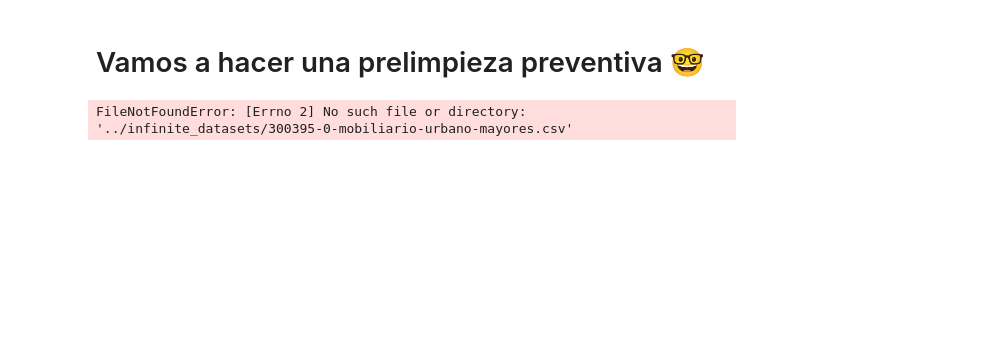
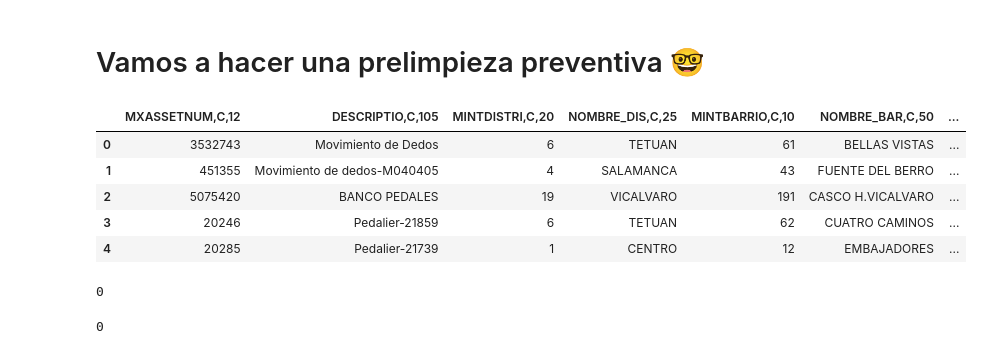
Before and after one commit to luciaahab/Biblio_reference, a Jupyter notebook: own_code.ipynb, the cells around one changed output. Saved outputs shown, nothing was run; the diff lists cells and outputs as text; code cells hidden in the pictures; blank space fills up the shorter version.

```diff
--- a/own_code.ipynb
+++ b/own_code.ipynb
@@ -191,18 +191,47 @@ mapa
 [interactive output not drawn]
 # %% [markdown]
 # Vamos a hacer una prelimpieza preventiva 🤓
+# %%
+mayores = pd.read_csv('../book_lovers/infinite_datasets/300395-0-mobiliario-urbano-mayores.csv', sep= ";", encoding='latin1')
+
+mayores.head()
+# %% [output]
+|  | MXASSETNUM,C,12 | DESCRIPTIO,C,105 | MINTDISTRI,C,20 | NOMBRE_DIS,C,25 | MINTBARRIO,C,10 | NOMBRE_BAR,C,50 | ... |
+| 0 | 3532743 | Movimiento de Dedos | 6 | TETUAN | 61 | BELLAS VISTAS | ... |
+| 1 | 451355 | Movimiento de dedos-M040405 | 4 | SALAMANCA | 43 | FUENTE DEL BERRO | ... |
+| 2 | 5075420 | BANCO PEDALES | 19 | VICALVARO | 191 | CASCO H.VICALVARO | ... |
+| 3 | 20246 | Pedalier-21859 | 6 | TETUAN | 62 | CUATRO CAMINOS | ... |
+| 4 | 20285 | Pedalier-21739 | 1 | CENTRO | 12 | EMBAJADORES | ... |
 # %%
-#mupis_informativos = pd.read_csv('../infinite_datasets/300395-0-mobiliario-urbano-mayores.csv', sep=';', encoding='UTF8')
-juegos_mayores = pd.read_csv('../infinite_datasets/300395-0-mobiliario-urbano-mayores.csv', sep=';', encoding='latin-1')
-bancos = pd.read_csv('300095-5-mobiliario-bancos.csv', sep=';', encoding='latin-1')
-mupis_pilas = pd.read_csv('300384-1-mupi-pilas.csv', sep=';', encoding='UTF8')
-aseos = pd.read_csv('300103-2-Aseos-Publicos-Operativos.csv', sep=';', encoding='UTF8')
-juegos_infantiles = pd.read_csv('300131-2-mobiliario-juegos-infantiles.csv', sep=';', encoding='latin-1')
-mesas = pd.read_csv('300217-3-mobiliario-mesas.csv', sep=';', encoding='latin-1')
-papeleras_perros = pd.read_csv('300081-2-papeleras-bolsas-excrementos.csv', sep=';', encoding='latin-1')
-aparca_bicis = pd.read_csv('205099-5-aparca-bicis.csv', sep=';', encoding='latin-1')
-papeleras = pd.read_csv('300096-6-mobiliario-papeleras.csv', sep=';', encoding='latin-1')
-juegos_deportivos = pd.read_csv('300396-0-mobiliario-urbano-deportivos', sep=';', encoding='latin-1')
-contenedores_vidrio = pd.read_csv('300232-1-contenedores-vidrio-publicidad.csv', sep=';', encoding='UTF8')
+#VAMOS CON TODO!!!
+
+bancos = pd.read_csv('../book_lovers/infinite_datasets/300095-5-mobiliario-bancos.csv', sep=';', encoding='latin-1')
+pilas = pd.read_csv('../book_lovers/infinite_datasets/300384-1-mupi-pilas.csv', sep=';', encoding='UTF8')
+aseos = pd.read_csv('../book_lovers/infinite_datasets/300103-2-Aseos-Publicos-Operativos.csv', sep=';', encoding='UTF8')
+juegos_infantiles = pd.read_csv('../book_lovers/infinite_datasets/300131-2-mobiliario-juegos-infantiles.csv', sep=';', encoding='latin-1')
+mesas = pd.read_csv('../book_lovers/infinite_datasets/300217-3-mobiliario-mesas.csv', sep=';', encoding='latin-1')
+papeleras_perros = pd.read_csv('../book_lovers/infinite_datasets/300081-2-papeleras-bolsas-excrementos.csv', sep=';', encoding='latin-1')
+aparca_bicis = pd.read_csv('../book_lovers/infinite_datasets/205099-5-aparca-bicis.csv', sep=';', encoding='latin-1')
+papeleras = pd.read_csv('../book_lovers/infinite_datasets/300096-6-mobiliario-papeleras.csv', sep=';', encoding='latin-1')
+juegos_deportivos = pd.read_csv('../book_lovers/infinite_datasets/300396-0-mobiliario-urbano-deportivos.csv', sep=';', encoding='latin-1')
+contenedores_vidrio = pd.read_csv('../book_lovers/infinite_datasets/300232-1-contenedores-vidrio-publicidad.csv', sep=';', encoding='UTF8')
-# %% [output]
-FileNotFoundError: [Errno 2] No such file or directory: '../infinite_datasets/300395-0-mobiliario-urbano-mayores.csv'
+# %%
+# duplicados. quito el print PORQUE qué hartura de verdá
+
+
+mayores.duplicated().sum()
+bancos.duplicated().sum()
+mupis_pilas.duplicated().sum()
+aseos.duplicated().sum()
+juegos_infantiles.duplicated().sum()
+papeleras_perros.duplicated().sum()
+aparca_bicis.duplicated().sum()
+juegos_deportivos.duplicated().sum()
+contenedores_vidrio.duplicated().sum()
+# %% [output]
+0
+# %%
+dup_aseos = aseos.duplicated().sum()
+dup_aseos   #pos ole
+# %% [output]
+0
```
Also changed, not shown: parts of 19 cells of this notebook, 1 other file.
